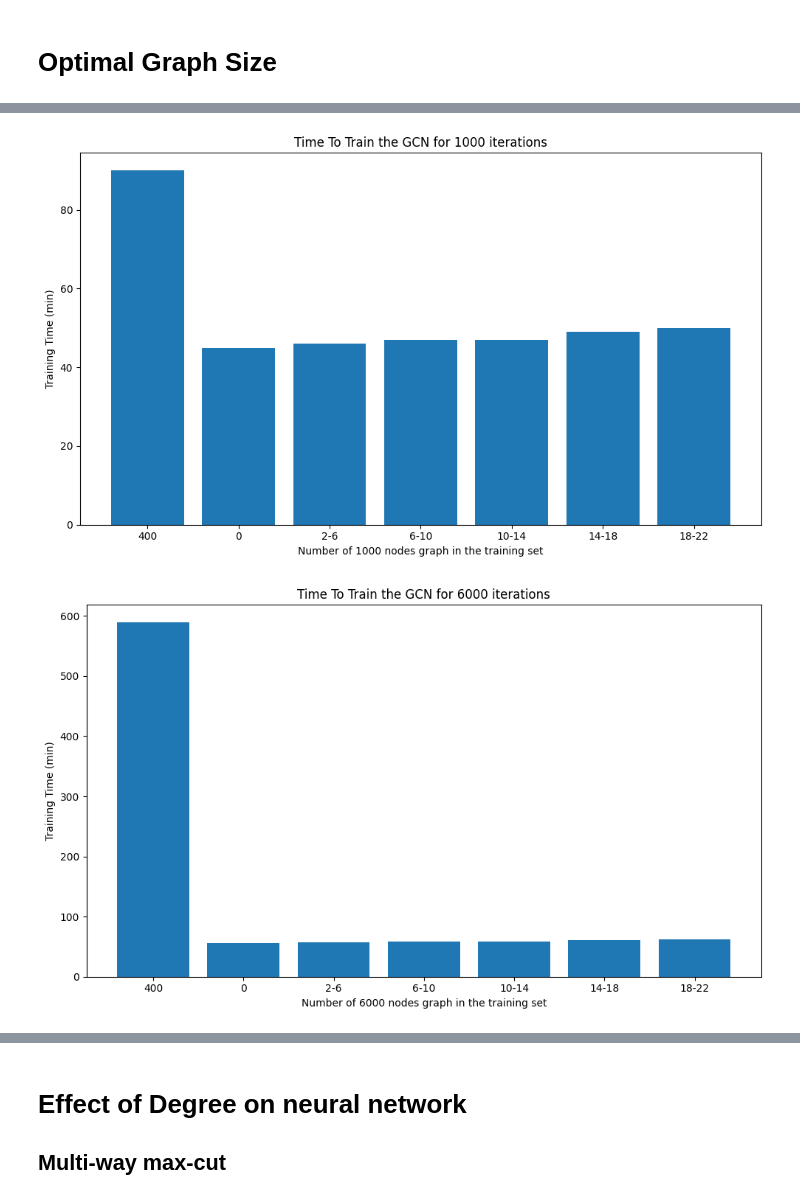
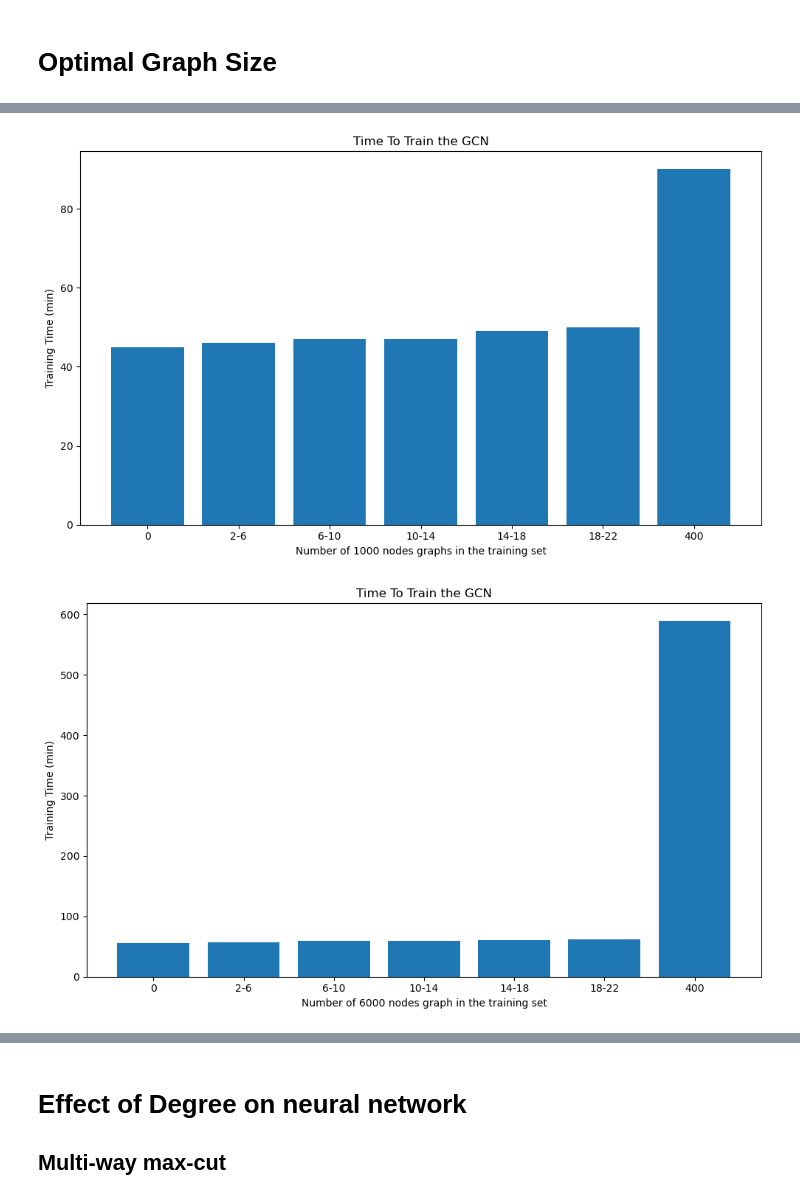
Before and after one commit to MJavaadAkhtar/GCN-max-cut, a Jupyter notebook: NeuralTesting3.ipynb, the cells around one changed output, grey strips where cells are left out. Saved outputs shown, nothing was run; the diff lists cells and outputs as text; code cells hidden in the pictures.

```diff
--- a/NeuralTesting3.ipynb
+++ b/NeuralTesting3.ipynb
@@ -816,7 +838,7 @@ import matplotlib.pyplot as plt
 
 # Example data
 model_names = [
-    '400',
+
     '0',
     # 'Training Graph 2x1000-node',
     # 'Training Graph 3x1000-node',
@@ -826,17 +848,18 @@ model_names = [
     # 'Training Graph 8x1000-node',
     '10-14',
     '14-18',
-    '18-22'
+    '18-22',
+    '400'
 ]
 # train_times = [603.73, 150, 150.2, 150.2, 150.2, 150.2, 150.2]  # in seconds
 
-train_times = [90, 45, 46, 47, 47, 49, 50]
+train_times = [ 45, 46, 47, 47, 49, 50, 90]
 
 plt.figure(figsize=(10, 6))
 plt.bar(model_names, train_times)
 plt.ylabel('Training Time (min)')
-plt.xlabel('Number of 1000 nodes graph in the training set')
-plt.title('Time To Train the GCN for 1000 iterations')
+plt.xlabel('Number of 1000 nodes graphs in the training set')
+plt.title('Time To Train the GCN')
 # plt.grid(axis='y', linestyle='--', alpha=0.7)
 plt.tight_layout()
 plt.show()
@@ -849,46 +872,47 @@ plt.show()
 # df = pd.DataFrame(data)
 # print(df)
 # %% [output]
-[figure, old version]
+[figure, new version]
 # %%
 import matplotlib.pyplot as plt
 
 # Example data
 model_names = [
-    '400',
+
     '0',
     # 'Training Graph 2x1000-node',
     # 'Training Graph 3x1000-node',
     '2-6',
     # 'Training Graph 5x1000-node',
     '6-10',
     # 'Training Graph 8x1000-node',
     '10-14',
     '14-18',
-    '18-22'
+    '18-22',
+    '400'
 ]
 # train_times = [603.73, 150, 150.2, 150.2, 150.2, 150.2, 150.2]  # in seconds
 
-train_times = [589, 56, 57, 59, 59, 61, 62]
+train_times = [56, 57, 59, 59, 61, 62, 589]
 
 plt.figure(figsize=(10, 6))
 plt.bar(model_names, train_times)
 plt.ylabel('Training Time (min)')
 plt.xlabel('Number of 6000 nodes graph in the training set')
-plt.title('Time To Train the GCN for 6000 iterations')
+plt.title('Time To Train the GCN')
 # plt.grid(axis='y', linestyle='--', alpha=0.7)
 plt.tight_layout()
 plt.show()
 # import pandas as pd
 #
 # data = {
 #     'Model': model_names,
 #     'Training Ti6me (s)': train_times
 # }
 # df = pd.DataFrame(data)
 # print(df)
 # %% [output]
-[figure, old version]
+[figure, new version]
 # %%
 import matplotlib.pyplot as plt
 
```
Also changed, not shown: parts of 17 cells of this notebook, 6 other files.
